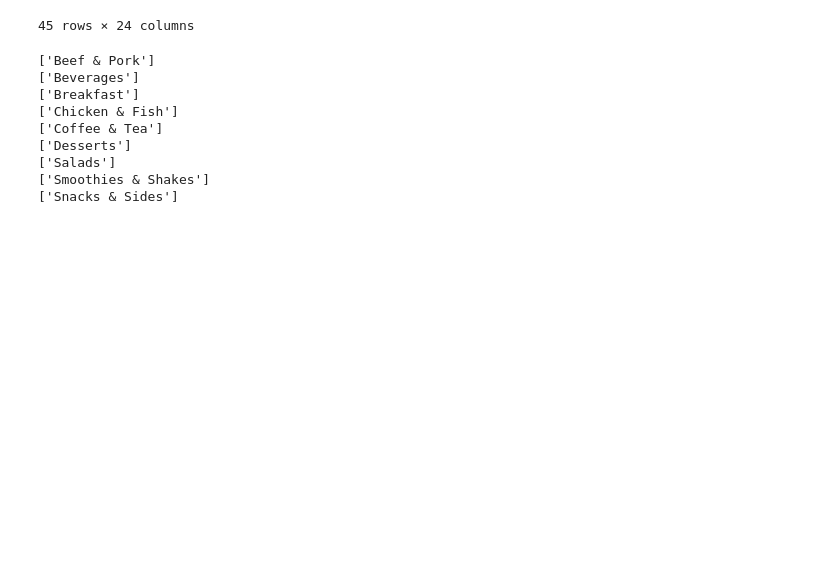
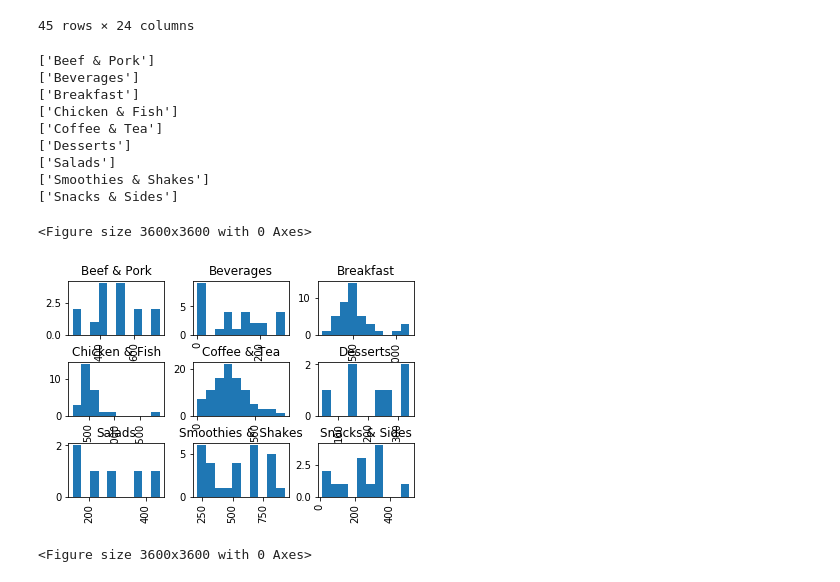
Before and after one commit to ipatel467/McDonald-s-Menu, a Jupyter notebook: Index.ipynb, the cells around one changed output. Cells and saved outputs as stored; diff of their text form; code cells hidden in the pictures; blank space fills up the shorter version.

```diff
--- a/Index.ipynb
+++ b/Index.ipynb
@@ -198,0 +197,7 @@ cats['']
+# %%
+df['Calories'].hist(by=df['Category']);
+plt.figure(figsize=(50,50))
+# %% [output]
+<Figure size 3600x3600 with 0 Axes>
+[figure, added]
+<Figure size 3600x3600 with 0 Axes>
```
Also changed, not shown: parts of 4 cells of this notebook.
